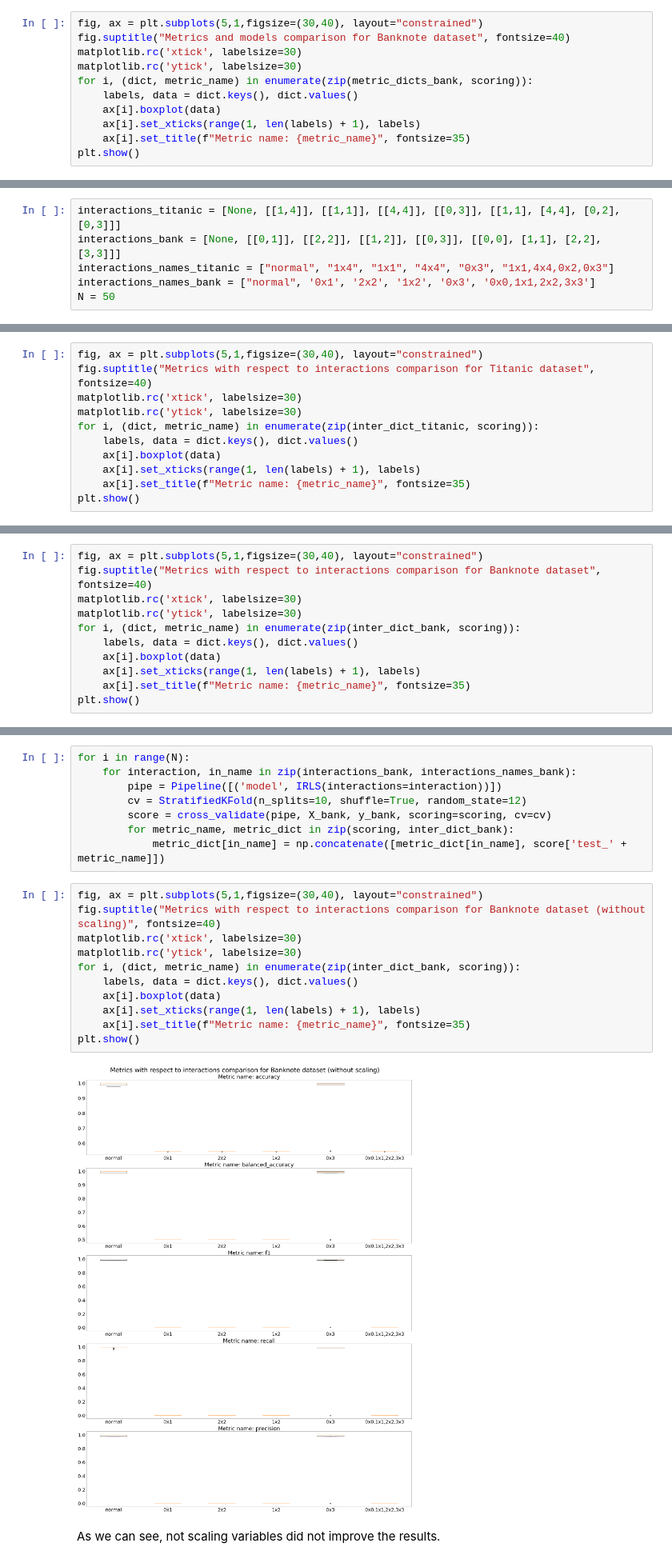
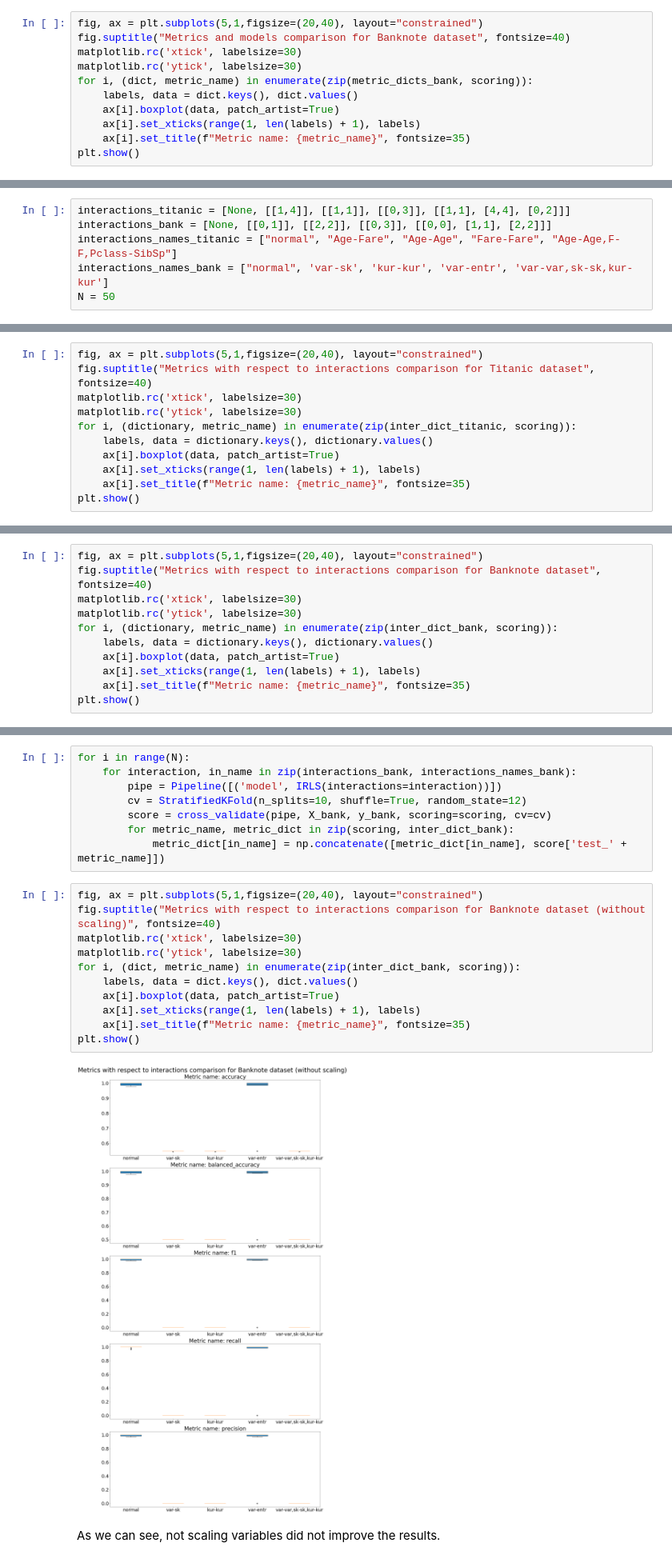
Before and after one commit to jakfol1217/AdvancedML_Project, a Jupyter notebook: real_data_experiments.ipynb, the cells around one changed output, grey strips where cells are left out. Shown at 80% size. Drawn from its saved outputs; the diff is of its cells as text.

```diff
--- a/real_data_experiments.ipynb
+++ b/real_data_experiments.ipynb
@@ -451,11 +451,11 @@ plt.show()
 # %%
-fig, ax = plt.subplots(5,1,figsize=(30,40), layout="constrained")
+fig, ax = plt.subplots(5,1,figsize=(20,40), layout="constrained")
 fig.suptitle("Metrics and models comparison for Banknote dataset", fontsize=40)
 matplotlib.rc('xtick', labelsize=30)
 matplotlib.rc('ytick', labelsize=30)
 for i, (dict, metric_name) in enumerate(zip(metric_dicts_bank, scoring)):
     labels, data = dict.keys(), dict.values()
-    ax[i].boxplot(data)
+    ax[i].boxplot(data, patch_artist=True)
     ax[i].set_xticks(range(1, len(labels) + 1), labels)
     ax[i].set_title(f"Metric name: {metric_name}", fontsize=35)
 plt.show()
@@ -466,10 +466,10 @@ As we can see, in general our implementation is comparable to different, readily
 # %% [markdown]
 # Model with and without interactions
 # %%
-interactions_titanic = [None, [[1,4]], [[1,1]], [[4,4]], [[0,3]], [[1,1], [4,4], [0,2], [0,3]]]
-interactions_bank = [None, [[0,1]], [[2,2]], [[1,2]], [[0,3]], [[0,0], [1,1], [2,2], [3,3]]]
-interactions_names_titanic = ["normal", "1x4", "1x1", "4x4", "0x3", "1x1,4x4,0x2,0x3"]
-interactions_names_bank = ["normal", '0x1', '2x2', '1x2', '0x3', '0x0,1x1,2x2,3x3']
+interactions_titanic = [None, [[1,4]], [[1,1]], [[0,3]], [[1,1], [4,4], [0,2]]]
+interactions_bank = [None, [[0,1]], [[2,2]], [[0,3]], [[0,0], [1,1], [2,2]]]
+interactions_names_titanic = ["normal", "Age-Fare", "Age-Age", "Fare-Fare", "Age-Age,F-F,Pclass-SibSp"]
+interactions_names_bank = ["normal", 'var-sk', 'kur-kur', 'var-entr', 'var-var,sk-sk,kur-kur']
 N = 50
 # %%
 inter_dict_titanic = [{in_name:np.array([]) for in_name in interactions_names_titanic} for i in range(len(scoring))]
@@ -491,13 +491,13 @@ for i in range(N):
         for metric_name, metric_dict in zip(scoring, inter_dict_bank):
             metric_dict[in_name] = np.concatenate([metric_dict[in_name], score['test_' + metric_name]])
 # %%
-fig, ax = plt.subplots(5,1,figsize=(30,40), layout="constrained")
+fig, ax = plt.subplots(5,1,figsize=(20,40), layout="constrained")
 fig.suptitle("Metrics with respect to interactions comparison for Titanic dataset", fontsize=40)
 matplotlib.rc('xtick', labelsize=30)
 matplotlib.rc('ytick', labelsize=30)
-for i, (dict, metric_name) in enumerate(zip(inter_dict_titanic, scoring)):
-    labels, data = dict.keys(), dict.values()
-    ax[i].boxplot(data)
+for i, (dictionary, metric_name) in enumerate(zip(inter_dict_titanic, scoring)):
+    labels, data = dictionary.keys(), dictionary.values()
+    ax[i].boxplot(data, patch_artist=True)
     ax[i].set_xticks(range(1, len(labels) + 1), labels)
     ax[i].set_title(f"Metric name: {metric_name}", fontsize=35)
 plt.show()
@@ -506,13 +506,13 @@ plt.show()
 # %% [markdown]
 As we can see, some interactions actually stabilized the results for our model on the **Titanic dataset**, and interactions such as 1x1 (which means *Age* squared).
 # %%
-fig, ax = plt.subplots(5,1,figsize=(30,40), layout="constrained")
+fig, ax = plt.subplots(5,1,figsize=(20,40), layout="constrained")
 fig.suptitle("Metrics with respect to interactions comparison for Banknote dataset", fontsize=40)
 matplotlib.rc('xtick', labelsize=30)
 matplotlib.rc('ytick', labelsize=30)
-for i, (dict, metric_name) in enumerate(zip(inter_dict_bank, scoring)):
-    labels, data = dict.keys(), dict.values()
-    ax[i].boxplot(data)
+for i, (dictionary, metric_name) in enumerate(zip(inter_dict_bank, scoring)):
+    labels, data = dictionary.keys(), dictionary.values()
+    ax[i].boxplot(data, patch_artist=True)
     ax[i].set_xticks(range(1, len(labels) + 1), labels)
     ax[i].set_title(f"Metric name: {metric_name}", fontsize=35)
 plt.show()
@@ -534,17 +534,17 @@ for i in range(N):
         for metric_name, metric_dict in zip(scoring, inter_dict_bank):
             metric_dict[in_name] = np.concatenate([metric_dict[in_name], score['test_' + metric_name]])
 # %%
-fig, ax = plt.subplots(5,1,figsize=(30,40), layout="constrained")
+fig, ax = plt.subplots(5,1,figsize=(20,40), layout="constrained")
 fig.suptitle("Metrics with respect to interactions comparison for Banknote dataset (without scaling)", fontsize=40)
 matplotlib.rc('xtick', labelsize=30)
 matplotlib.rc('ytick', labelsize=30)
 for i, (dict, metric_name) in enumerate(zip(inter_dict_bank, scoring)):
     labels, data = dict.keys(), dict.values()
-    ax[i].boxplot(data)
+    ax[i].boxplot(data, patch_artist=True)
     ax[i].set_xticks(range(1, len(labels) + 1), labels)
     ax[i].set_title(f"Metric name: {metric_name}", fontsize=35)
 plt.show()
 # %% [output]
-[figure, old version]
+[figure, new version]
 # %% [markdown]
 As we can see, not scaling variables did not improve the results.
```
Also changed, not shown: parts of 4 cells of this notebook.
